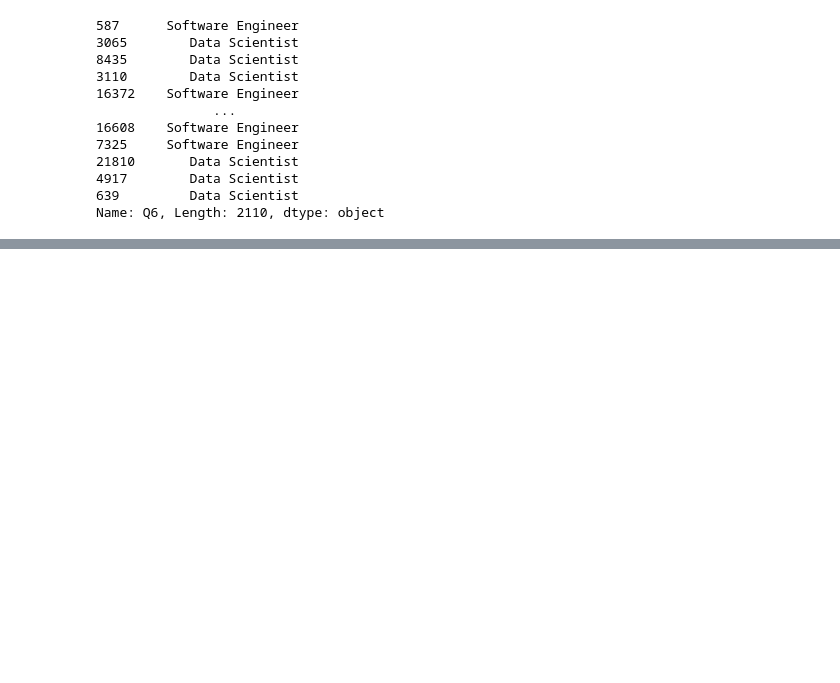
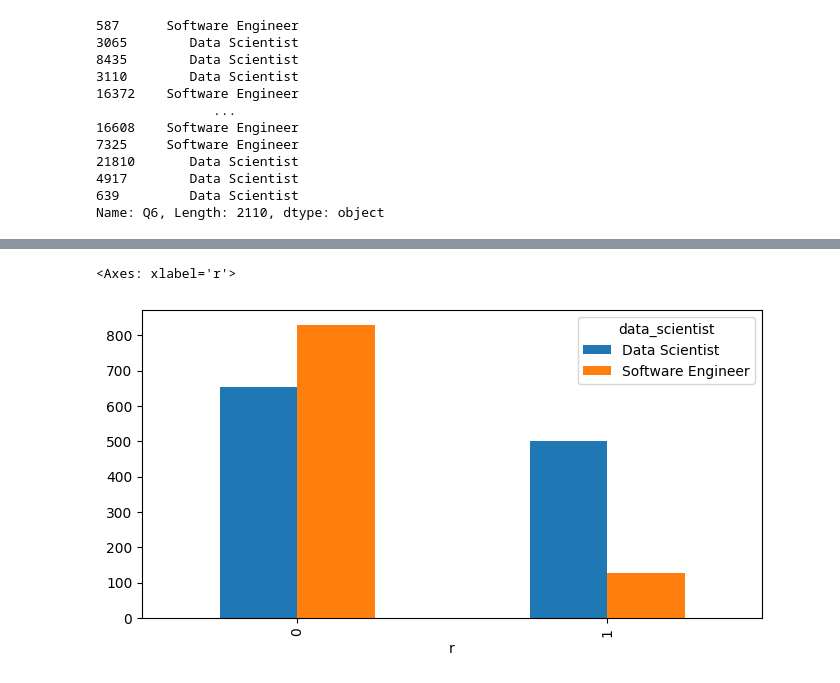
Before and after one commit to mackomarcin82/XGBoost, a Jupyter notebook: XGB2.ipynb, the cells around one changed output, grey strips where cells are left out. Saved outputs shown, nothing was run; the diff lists cells and outputs as text; code cells hidden in the pictures; blank space fills up the shorter version.

```diff
--- a/XGB2.ipynb
+++ b/XGB2.ipynb
@@ -249,0 +307,14 @@ Name: Q6, Length: 2110, dtype: object
+# %%
+import matplotlib.pyplot as plt
+fig, ax = plt.subplots(figsize=(8, 4))
+(X_train
+.assign(data_scientist = kag_y_train)
+.groupby('r')
+.data_scientist
+.value_counts()
+.unstack()
+.plot.bar(ax=ax)
+)
+# %% [output]
+<Axes: xlabel='r'>
+[figure, added]
```
Also changed, not shown: parts of 12 cells of this notebook.
